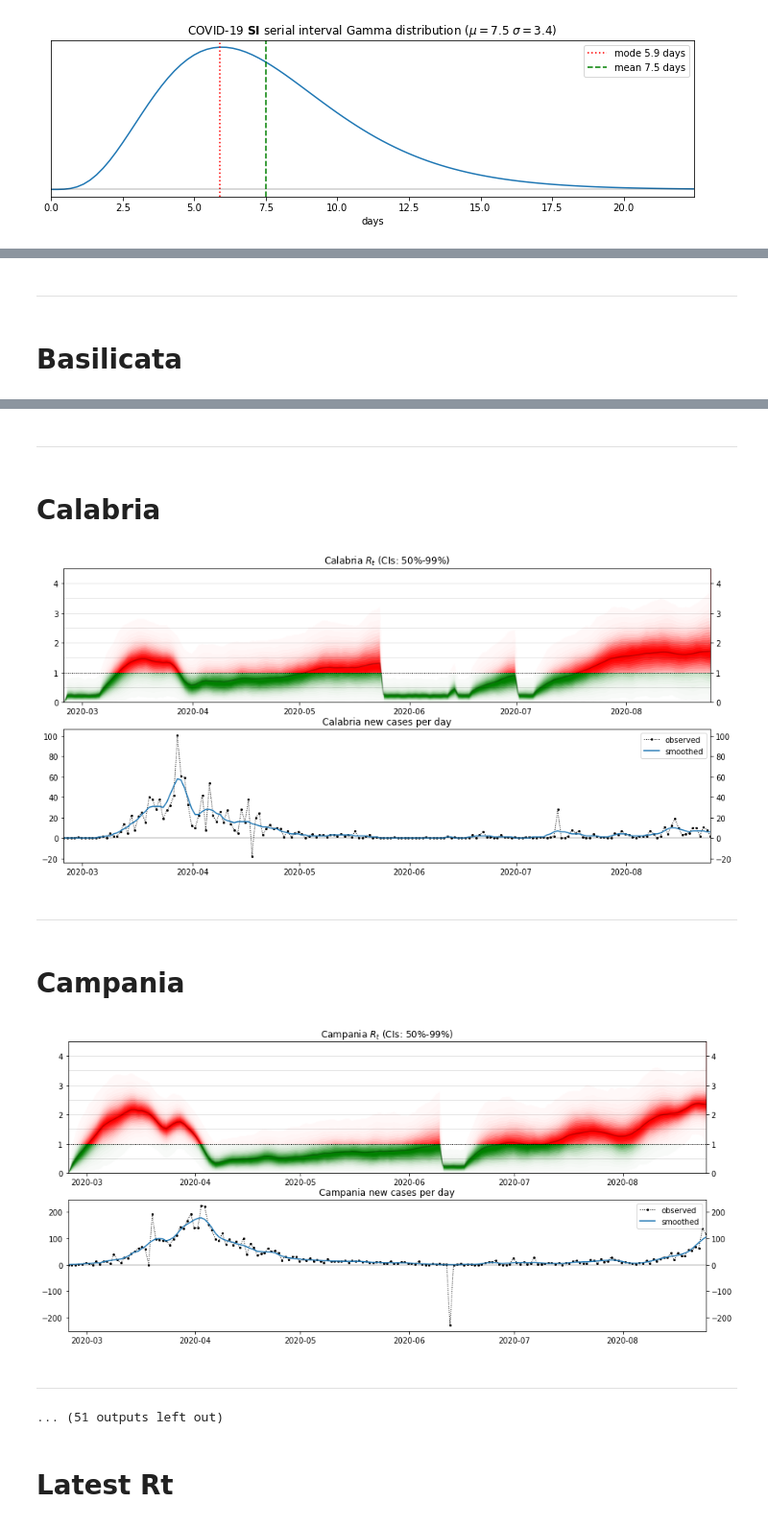
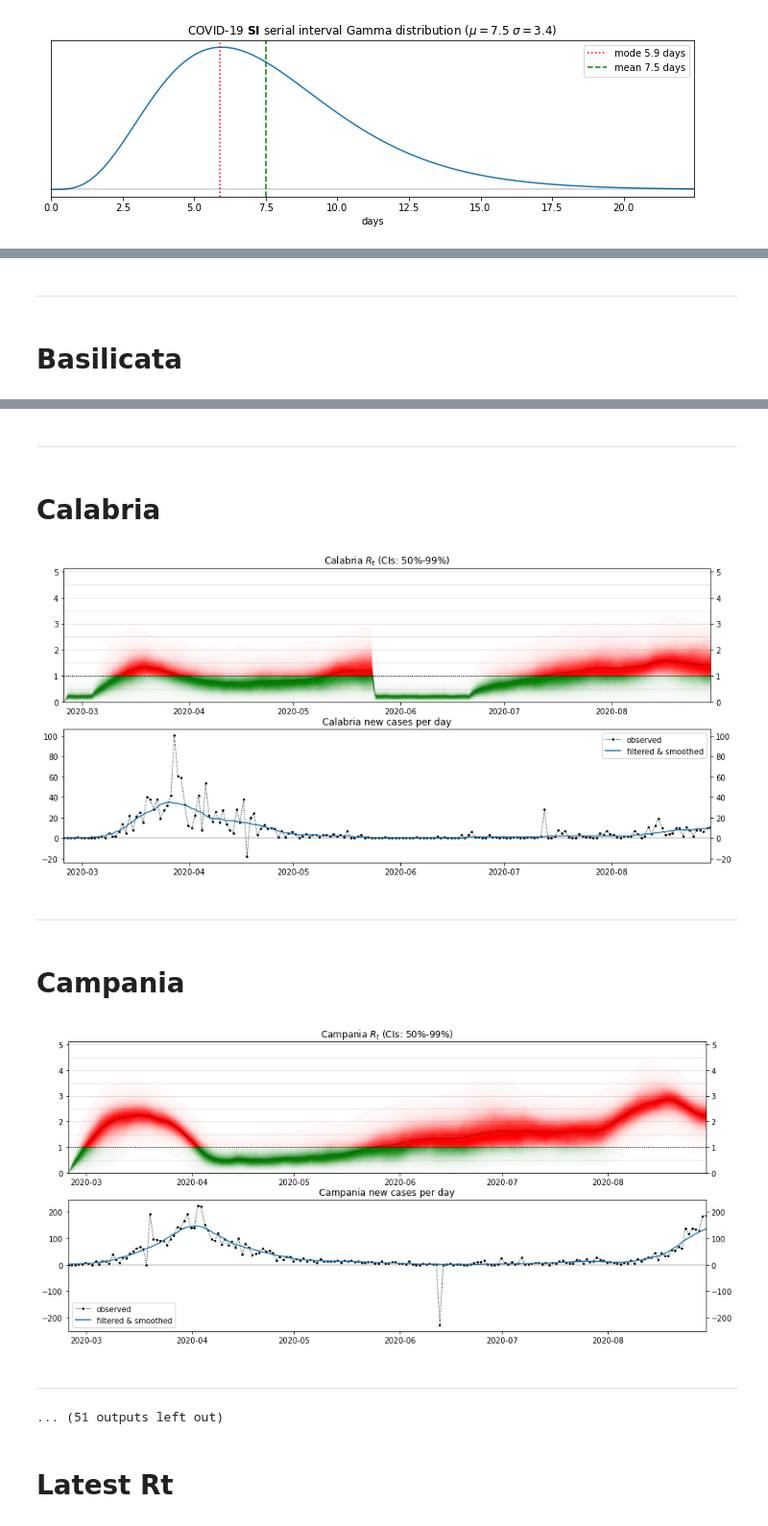
Before and after one commit to maxdevblock/covid-19-jupyter, a Jupyter notebook: Rt-MCMC.ipynb, the cells around one changed output, grey strips where cells are left out. Shown at 96% size. Drawn from its saved outputs; the diff is of its cells as text; code cells hidden in the pictures.

Commit message:
Hampel filter

```diff
--- a/Rt-MCMC.ipynb
+++ b/Rt-MCMC.ipynb
@@ -116,23 +164,42 @@ model {{
 
     for ( r in 1:C ) {{
         # First Rt prior
-        R[r,1] <- 0
+        RR[r,1] <- 0
         for ( t in 2:T ) {{
             # Rt prior for k>0
-            Rpr[r,t] ~ dnorm( R[r,t-1] , tau_R )  T(0,)
+            RRpr[r,t] ~ dnorm( RR[r,t-1] , tau_R )  T(0,)
             # Rt prior for k=0
-            Rnu[r,t] ~ dnorm( 0 , tau_R )  T(0,)
+            RRnu[r,t] ~ dnorm( 0 , tau_R )  T(0,)
 
             # Define Rt prior
-            R[r,t] <- ifelse( k[r,t-1]==0 , Rnu[r,t] , Rpr[r,t] )
+            RR[r,t] <- ifelse( kR[r,t-1]==0 , RRnu[r,t] , RRpr[r,t] )
             # Avoid k=0 (undefined Rt)
-            K[r,t] <- ifelse( k[r,t-1]==0, 1 , k[r,t-1] )
+            KR[r,t] <- ifelse( kR[r,t-1]==0, 1 , kR[r,t-1] )
 
             # Poisson likelihood
-            lambda[r,t] <- K[r,t] * exp( gamma * ( R[r,t] - 1 ) )
-            y[r,t] ~ dpois( lambda[r,t] )
+            lambdaR[r,t] <- KR[r,t] * exp( gamma * ( RR[r,t] - 1 ) )
+            yR[r,t] ~ dpois( lambdaR[r,t] )
         }}
     }}
+
+    # First Rt prior
+    R[1] <- 0
+    for ( t in 2:T ) {{
+        # Rt prior for k>0
+        Rpr[t] ~ dnorm( R[t-1] , tau_R )  T(0,)
+        # Rt prior for k=0
+        Rnu[t] ~ dnorm( 0 , tau_R )  T(0,)
+
+        # Define Rt prior
+        R[t] <- ifelse( k[t-1]==0 , Rnu[t] , Rpr[t] )
+        # Avoid k=0 (undefined Rt)
+        K[t] <- ifelse( k[t-1]==0, 1 , k[t-1] )
+
+        # Poisson likelihood
+        lambda[t] <- K[t] * exp( gamma * ( R[t] - 1 ) )
+        y[t] ~ dpois( lambda[t] )
+    }}
+
 }}
 """
 # %%
@@ -144,7 +211,7 @@ jags_model = pyjags.Model(
     progress_bar=False
 )
 
-jags_posteriors = jags_model.sample(warmup + sample, vars=["R", "sigma_R", "tau_R"])
+jags_posteriors = jags_model.sample(warmup + sample, vars=["R", "RR", "sigma_R", "tau_R"])
 # %%
 percs = np.linspace(50, 99, 20)
 
@@ -154,7 +221,7 @@ lowers = np.ndarray(shape=(countries.size, len(percs), days.size))
 means = np.ndarray(shape=(countries.size, days.size))
 for r, region in enumerate(countries):
 
-    pyjags_data_test = az.from_pyjags({"R": jags_posteriors["R"][r]}, warmup_iterations=warmup, save_warmup=False)
+    pyjags_data_test = az.from_pyjags({"R": jags_posteriors["RR"][r]}, warmup_iterations=warmup, save_warmup=False)
     summary = az.summary(pyjags_data_test, var_names="^R", filter_vars="regex", kind="stats")
     for i, p in enumerate(percs[::-1]):
         upper = np.percentile(pyjags_data_test.posterior.R, p, axis=1)
@@ -174,7 +241,7 @@ for r, region in enumerate(countries):
     fig, ax = plt.subplots(2, 1, figsize=(15,7))
 
     ax[1].plot(days, df.loc[region].values, 'ok:', lw=1, ms=2, label="observed")
-    ax[1].plot(days, Y[r], label="smoothed")
+    ax[1].plot(days, pos_Y_smt[r], label="filtered & smoothed")
     ax[1].axhline(0, c="k", alpha=.2)
     ax[1].set_xlim(days[0], days[-1])
     ax[1].yaxis.set_ticks_position('both')
@@ -217,9 +284,9 @@ for r, region in enumerate(countries):
 ***
 # Calabria
-[figure, old version]
+[figure, new version]
 ***
 # Campania
-[figure, old version]
+[figure, new version]
 ***
 ... (51 outputs left out)
 # %% [markdown]
```
Also changed, not shown: parts of 7 cells of this notebook.
